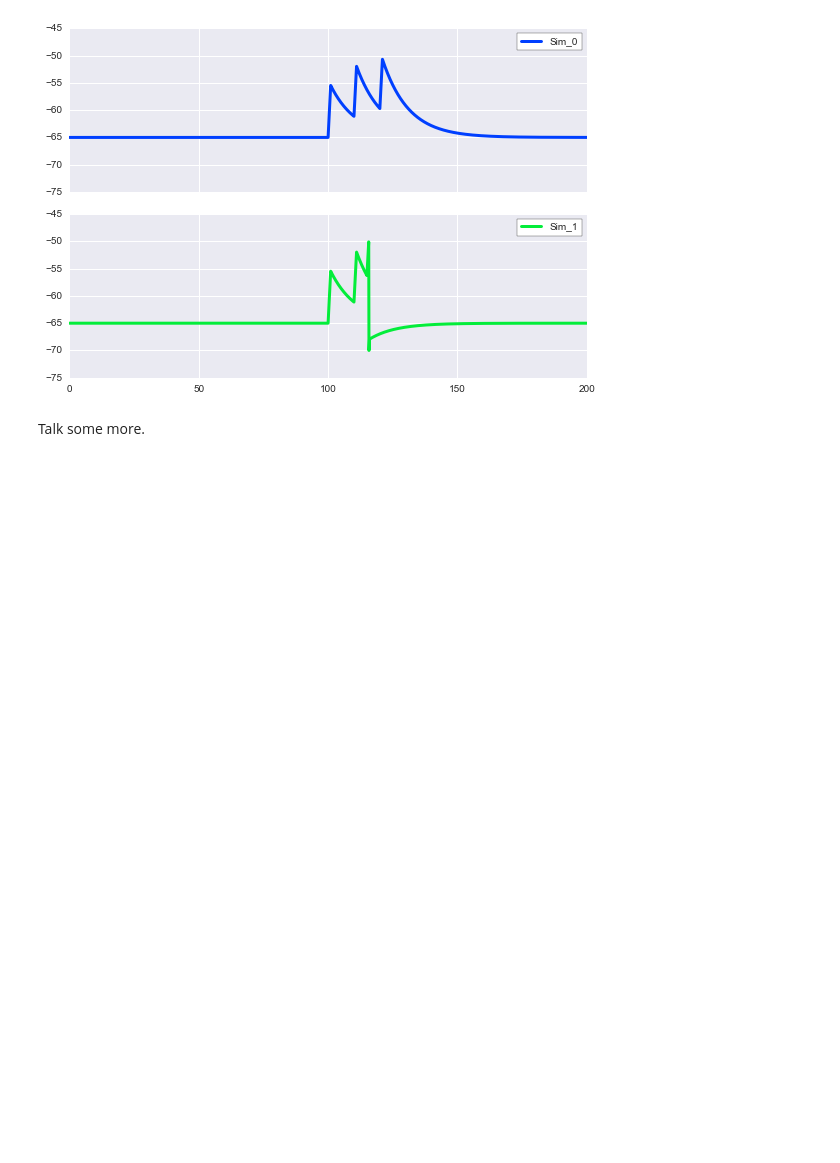
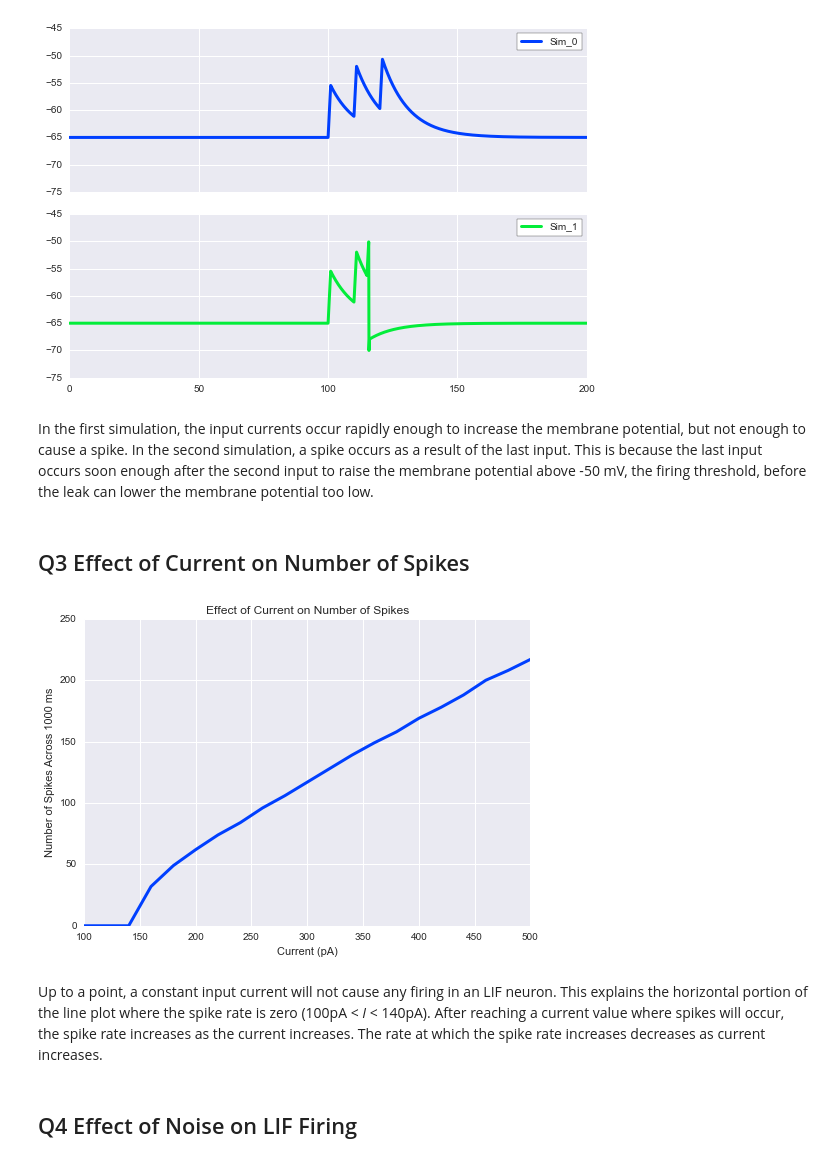
Before and after one commit to tsalo/comp-neuro, a Jupyter notebook: hw01.ipynb, the cells around one changed output. Saved outputs shown, nothing was run; the diff lists cells and outputs as text; code cells hidden in the pictures; blank space fills up the shorter version.

```diff
--- a/hw01.ipynb
+++ b/hw01.ipynb
@@ -36,5 +82,0 @@ input_current = br.TimedArray(tmp*br.pamp, dt=1*br.ms)
-# %%
-LIF = br.NeuronGroup(N=1, model=eqs, method="linear", threshold='u>thr', reset='u=u_r')
-LIF.u = u_rest
-rec = br.StateMonitor(LIF, 'u', record=True)
-br.run(1*br.second)
@@ -83,5 +115,52 @@ fig.tight_layout()
 plt.show(fig)
 # %% [output]
 [figure]
-# %% [markdown]
-Talk some more.
+# %% [markdown]
+In the first simulation, the input currents occur rapidly enough to increase the membrane potential, but not enough to cause a spike. In the second simulation, a spike occurs as a result of the last input. This is because the last input occurs soon enough after the second input to raise the membrane potential above -50 mV, the firing threshold, before the leak can lower the membrane potential too low.
+# %% [markdown]
+## Q3 Effect of Current on Number of Spikes
+# %%
+# Define parameters of the LIF model
+R = 100 * br.Mohm  # membrane resistance
+tau = 10 * br.ms  # membrane time constant
+thr = -50 * br.mV  # spike threshold
+u_rest = -65 * br.mV  # resting potential
+u_r = -70 * br.mV  # reset potential
+
+# Define equation for the LIF model
+eqs = '''
+du/dt = ( -(u - u_rest) + R*I ) / tau : volt
+I = input_current(t) : amp
+'''
+
+n_spikes = []
+current_range = np.arange(100, 501, 20)
+for current in current_range:
+    br.start_scope()
+    tmp = np.ones((1000,))
+    tmp *= current
+
+    input_current = br.TimedArray(tmp*br.pamp, dt=1*br.ms)
+
+    LIF = br.NeuronGroup(N=1, model=eqs, method="linear",
+                         threshold='u>thr', reset='u=u_r')
+    LIF.u = u_rest
+    rec = br.SpikeMonitor(LIF, 'u', record=True)
+    br.run(1*br.second)
+    n_spikes.append(rec.count[0])
+
+n_spikes = np.array(n_spikes)
+# %%
+# Plot number of spikes against current value.
+fig, ax = plt.subplots()
+ax.plot(current_range, n_spikes, lw=3.)
+ax.set_xlabel('Current (pA)')
+ax.set_ylabel('Number of Spikes Across 1000 ms')
+ax.set_title("Effect of Current on Number of Spikes")
+plt.show(fig)
+# %% [output]
+[figure, added]
+# %% [markdown]
+Up to a point, a constant input current will not cause any firing in an LIF neuron. This explains the horizontal portion of the line plot where the spike rate is zero (100pA < *I* < 140pA). After reaching a current value where spikes will occur, the spike rate increases as the current increases. The rate at which the spike rate increases decreases as current increases.
+# %% [markdown]
+## Q4 Effect of Noise on LIF Firing
```
Also changed, not shown: parts of 16 cells of this notebook, 1 other file.
